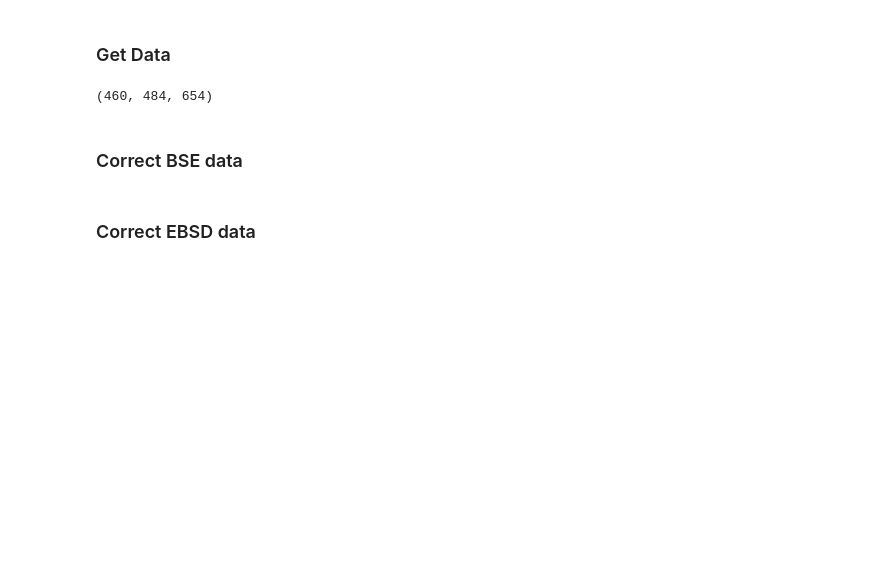
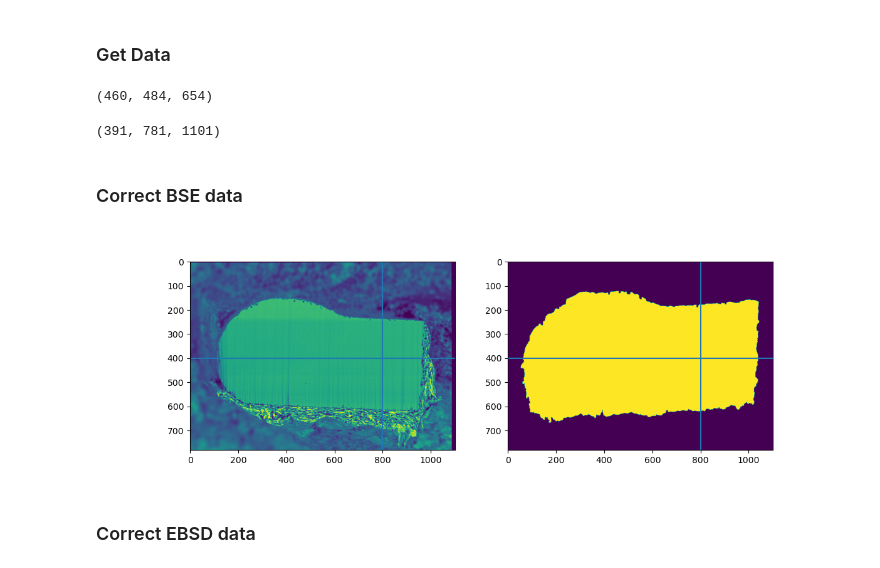
Before and after one commit to lambjames18/EBSD-Correction, a Jupyter notebook: cropping.ipynb, the cells around one changed output. Saved outputs shown, nothing was run; the diff lists cells and outputs as text; code cells hidden in the pictures; blank space fills up the shorter version.

```diff
--- a/cropping.ipynb
+++ b/cropping.ipynb
@@ -262,11 +263,14 @@ for i in range(bse_imgs_small.shape[0]):
     bse_imgs_small[i] = im
 # %%
 # Get bse data
-bse_folder = "D:/Research/CoNi_16/Data/3D/BSE/small/"
-paths = sorted([path for path in os.listdir(bse_folder) if ".tiff" in path], key=lambda x: int(x.replace(".tiff","")))
+bse_folder = "D:/Research/NiAlMo_APS/Data/All_BSE_resized/"
+paths = sorted([path for path in os.listdir(bse_folder) if ".tif" in path], key=lambda x: int(x.replace(".tif","").replace("aligned_","")))
 bse_imgs_small = np.array([io.imread(bse_folder+path, as_gray=True) for path in paths])
+print(bse_imgs_small.shape)
 #for i in range(bse_imgs_small.shape[0]):
 #    imageio.imsave(f"D:/Research/CoNi_TFS/Data/3D/BSE/small/{i}.tiff", bse_imgs_small[i, ::-1, ::-1])
+# %% [output]
+(391, 781, 1101)
 # %% [markdown]
 ### Correct BSE data
 # %%
@@ -281,3 +291,7 @@ mask_filled = mask_filled
+# %%
+pick_row_col(bse_imgs_small, data, (400, 400), (800, 800), 160)
+# %% [output]
+[figure, added]
 # %% [markdown]
 ### Correct EBSD data
 # %%
```
Also changed, not shown: parts of 4 cells of this notebook, 6 other files.
